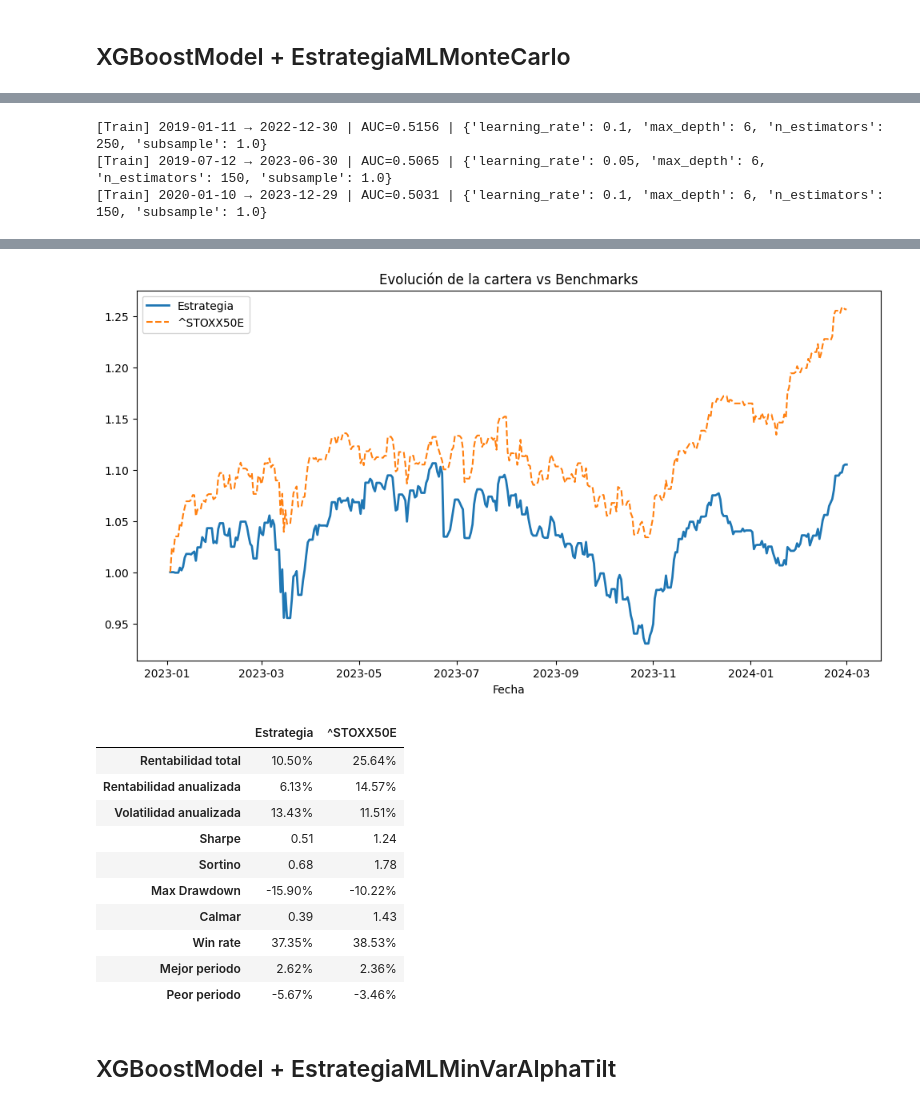
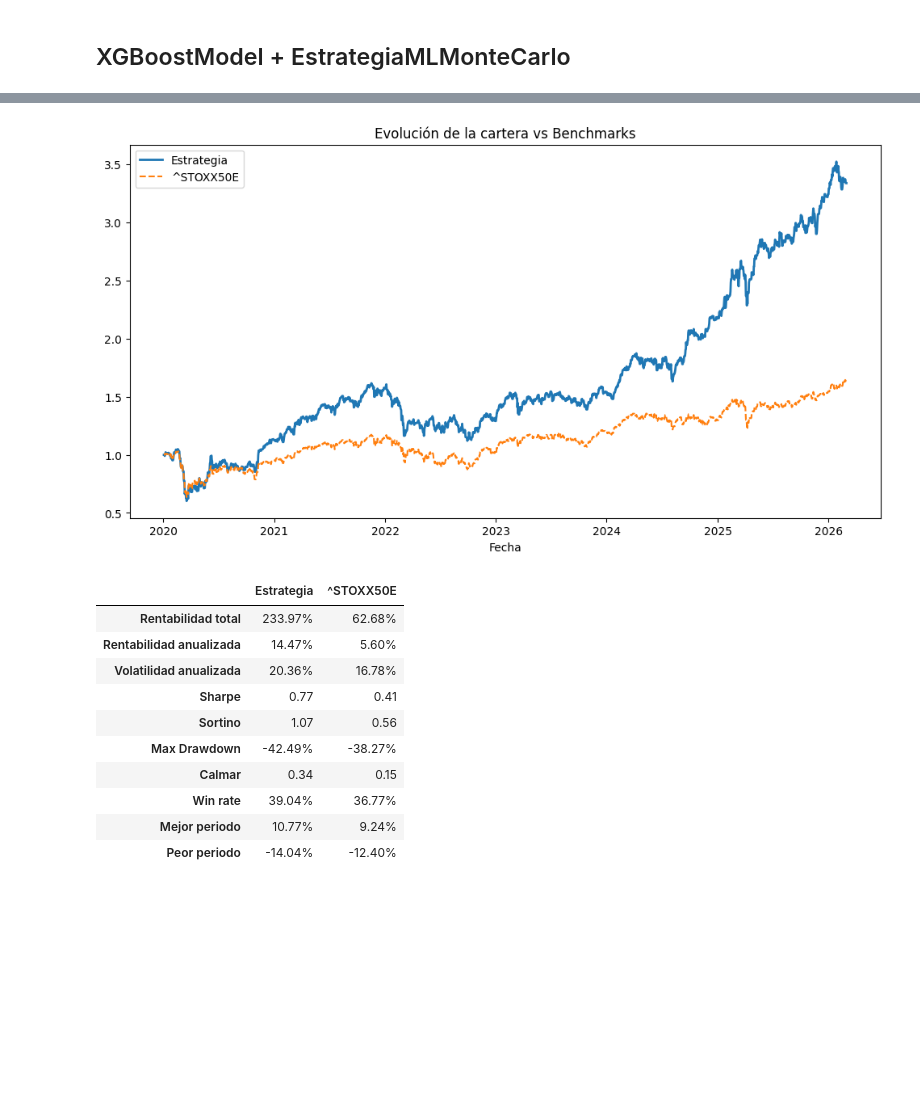
Before and after one commit to Javi-Puerta/Trabajo_gestion_cuantitativa, a Jupyter notebook: prueba_modelos.ipynb, the cells around one changed output, grey strips where cells are left out. Saved outputs shown, nothing was run; the diff lists cells and outputs as text; code cells hidden in the pictures; blank space fills up the shorter version.

```diff
--- a/prueba_modelos.ipynb
+++ b/prueba_modelos.ipynb
@@ -169,16 +267,16 @@ res = engine.print_results(bmks=["^STOXX50E"])
 # %% [markdown]
 ## XGBoostModel + EstrategiaMLMonteCarlo
 # %%
-start_date = "2023-01-03"
-end_date = "2024-03-01"
+start_date = "2020-01-03"
+end_date = "2026-03-01"
 
 universo = UniversoActivosDinamico(tickers_actuales=tickers, start_date=start_date,
                                    end_date=end_date, csv_cambios_path=r"eurostoxx50_historico_cambios.csv")
 proveedor = YFinanceProvider()
-fe = FeatureEngineer(criterio="mediana", ticker_indice="^STOXX50E")
+fe = FeatureEngineer(criterio=10, ticker_indice="^STOXX50E")
 modelo = XGBoostModel(random_state=42, n_splits=3)
 estrategia = EstrategiaMLMonteCarlo(modelo=modelo, n_activos_obj=15, umbral_salida=22,
-                                    n_simulaciones=5000, peso_min=0.02)
+                                    n_simulaciones=5000, peso_min=0.02, peso_max=0.15)
 engine = BacktestEngine(
     universo=universo,
     proveedor=proveedor,
@@ -198,3 +309,0 @@ ResourceWarning: Enable tracemalloc to get the object allocation traceback
-[Train] 2019-01-11 → 2022-12-30 | AUC=0.5156 | {'learning_rate': 0.1, 'max_depth': 6, 'n_estimators': 250, 'subsample': 1.0}
-[Train] 2019-07-12 → 2023-06-30 | AUC=0.5065 | {'learning_rate': 0.05, 'max_depth': 6, 'n_estimators': 150, 'subsample': 1.0}
-[Train] 2020-01-10 → 2023-12-29 | AUC=0.5031 | {'learning_rate': 0.1, 'max_depth': 6, 'n_estimators': 150, 'subsample': 1.0}
@@ -202,12 +310,12 @@ ResourceWarning: Enable tracemalloc to get the object allocation traceback
-[figure, old version]
+[figure, new version]
 |  | Estrategia | ^STOXX50E |
-| Rentabilidad total | 10.50% | 25.64% |
-| Rentabilidad anualizada | 6.13% | 14.57% |
-| Volatilidad anualizada | 13.43% | 11.51% |
-| Sharpe | 0.51 | 1.24 |
-| Sortino | 0.68 | 1.78 |
-| Max Drawdown | -15.90% | -10.22% |
-| Calmar | 0.39 | 1.43 |
-| Win rate | 37.35% | 38.53% |
-| Mejor periodo | 2.62% | 2.36% |
-| Peor periodo | -5.67% | -3.46% |
+| Rentabilidad total | 233.97% | 62.68% |
+| Rentabilidad anualizada | 14.47% | 5.60% |
+| Volatilidad anualizada | 20.36% | 16.78% |
+| Sharpe | 0.77 | 0.41 |
+| Sortino | 1.07 | 0.56 |
+| Max Drawdown | -42.49% | -38.27% |
+| Calmar | 0.34 | 0.15 |
+| Win rate | 39.04% | 36.77% |
+| Mejor periodo | 10.77% | 9.24% |
+| Peor periodo | -14.04% | -12.40% |
@@ -226,2 +321,0 @@ print(data)
-# %% [markdown]
-## XGBoostModel + EstrategiaMLMinVarAlphaTilt
```
Also changed, not shown: parts of 10 cells of this notebook, 1 other file.
